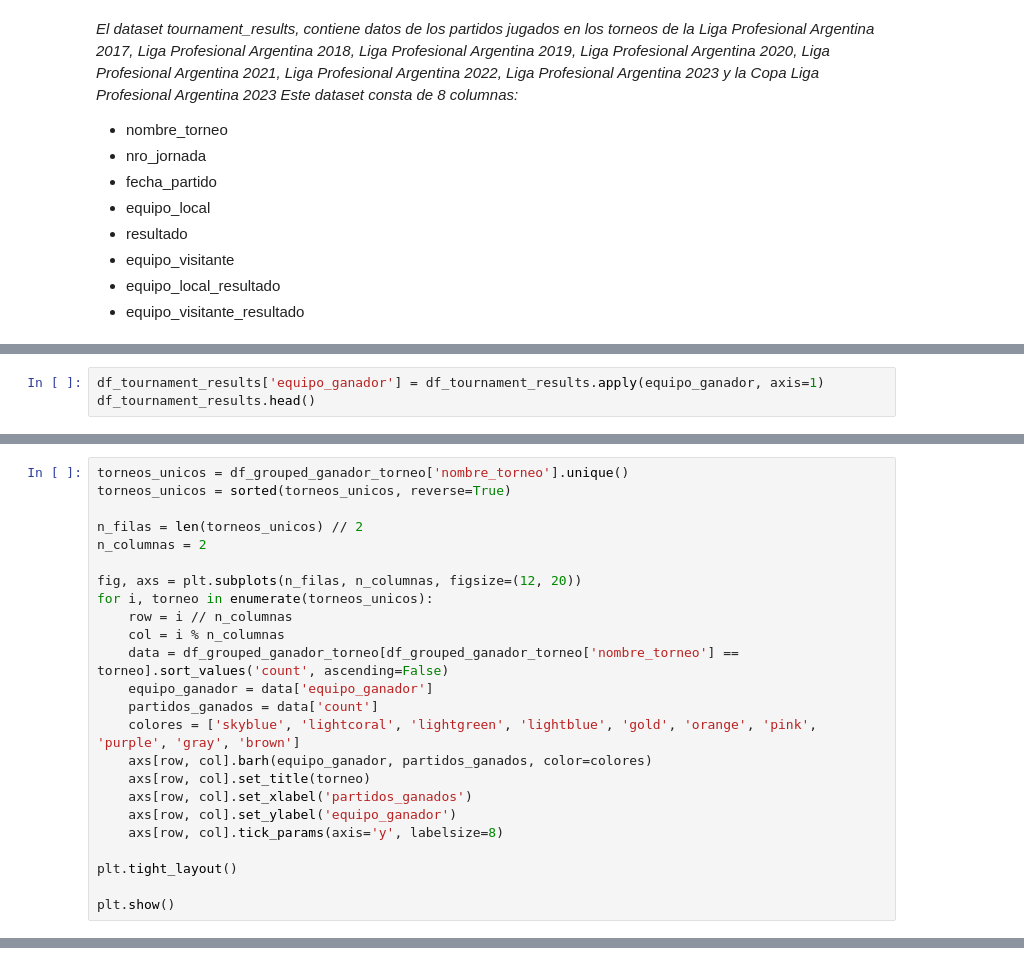
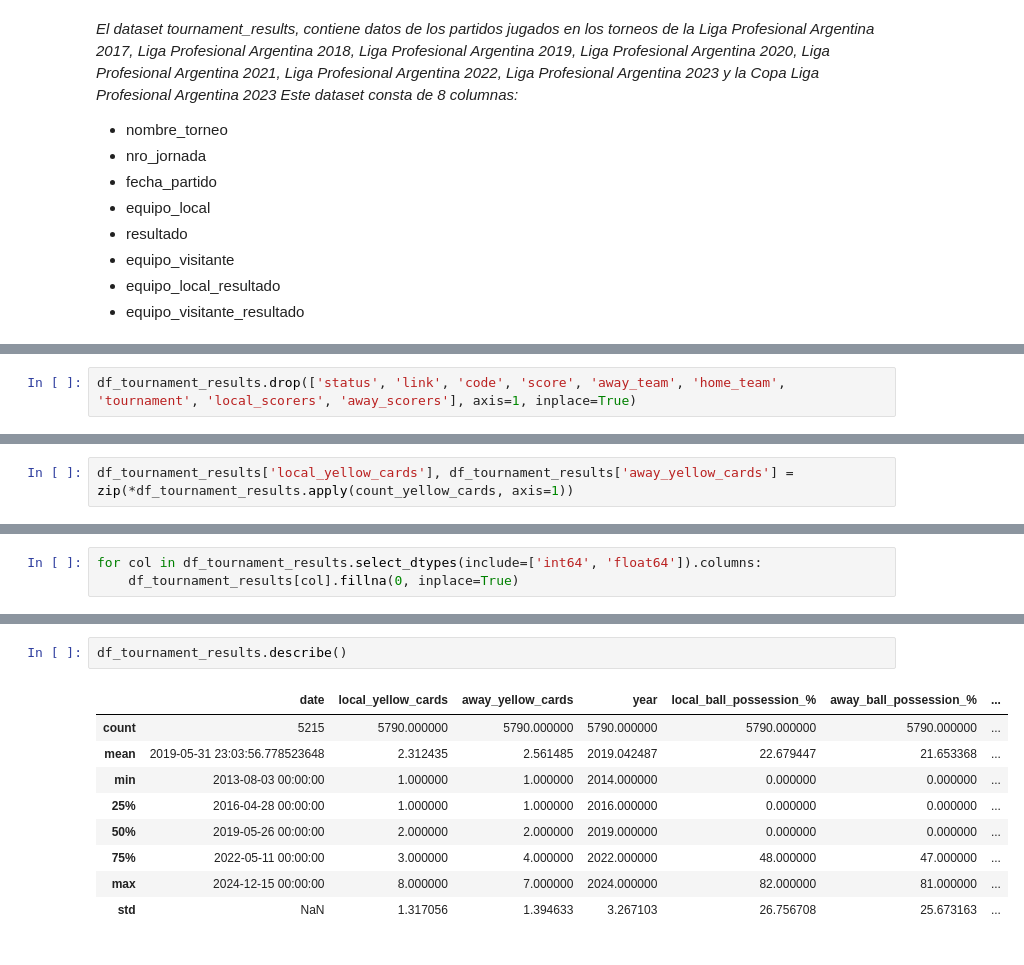
Before and after one commit to matiasfeliu92/torneos_primera_division_arg, a Jupyter notebook: Torneos_Primera_Division_tournament_results.ipynb, the cells around one changed output, grey strips where cells are left out. Cells and saved outputs as stored; diff of their text form.

```diff
--- a/Torneos_Primera_Division_tournament_results.ipynb
+++ b/Torneos_Primera_Division_tournament_results.ipynb
@@ -86,3 +119,5 @@ df_tournament_results[columns_to_convert] = df_tournament_results[columns_to_con
+# %%
+df_tournament_results.drop(['status', 'link', 'code', 'score', 'away_team', 'home_team', 'tournament', 'local_scorers', 'away_scorers'], axis=1, inplace=True)
 # %%
 df_tournament_results.info()
 # %% [output]
@@ -117,3 +157,2 @@ def equipo_ganador(row):
 # %%
-df_tournament_results['equipo_ganador'] = df_tournament_results.apply(equipo_ganador, axis=1)
-df_tournament_results.head()
+df_tournament_results['local_yellow_cards'], df_tournament_results['away_yellow_cards'] = zip(*df_tournament_results.apply(count_yellow_cards, axis=1))
@@ -146,24 +158,0 @@ df_grouped_ganador_torneo
-# %%
-torneos_unicos = df_grouped_ganador_torneo['nombre_torneo'].unique()
-torneos_unicos = sorted(torneos_unicos, reverse=True)
-
-n_filas = len(torneos_unicos) // 2
-n_columnas = 2
-
-fig, axs = plt.subplots(n_filas, n_columnas, figsize=(12, 20))
-for i, torneo in enumerate(torneos_unicos):
-    row = i // n_columnas
-    col = i % n_columnas
-    data = df_grouped_ganador_torneo[df_grouped_ganador_torneo['nombre_torneo'] == torneo].sort_values('count', ascending=False)
-    equipo_ganador = data['equipo_ganador']
-    partidos_ganados = data['count']
-    colores = ['skyblue', 'lightcoral', 'lightgreen', 'lightblue', 'gold', 'orange', 'pink', 'purple', 'gray', 'brown']
-    axs[row, col].barh(equipo_ganador, partidos_ganados, color=colores)
-    axs[row, col].set_title(torneo)
-    axs[row, col].set_xlabel('partidos_ganados')
-    axs[row, col].set_ylabel('equipo_ganador')
-    axs[row, col].tick_params(axis='y', labelsize=8)
-
-plt.tight_layout()
-
-plt.show()
@@ -171,0 +205,3 @@ plt.show()
+# %%
+for col in df_tournament_results.select_dtypes(include=['int64', 'float64']).columns:
+    df_tournament_results[col].fillna(0, inplace=True)
@@ -171,0 +264,12 @@ plt.show()
+# %%
+df_tournament_results.describe()
+# %% [output]
+|  | date | local_yellow_cards | away_yellow_cards | year | local_ball_possession_% | away_ball_possession_% | ... |
+| count | 5215 | 5790.000000 | 5790.000000 | 5790.000000 | 5790.000000 | 5790.000000 | ... |
+| mean | 2019-05-31 23:03:56.778523648 | 2.312435 | 2.561485 | 2019.042487 | 22.679447 | 21.653368 | ... |
+| min | 2013-08-03 00:00:00 | 1.000000 | 1.000000 | 2014.000000 | 0.000000 | 0.000000 | ... |
+| 25% | 2016-04-28 00:00:00 | 1.000000 | 1.000000 | 2016.000000 | 0.000000 | 0.000000 | ... |
+| 50% | 2019-05-26 00:00:00 | 2.000000 | 2.000000 | 2019.000000 | 0.000000 | 0.000000 | ... |
+| 75% | 2022-05-11 00:00:00 | 3.000000 | 4.000000 | 2022.000000 | 48.000000 | 47.000000 | ... |
+| max | 2024-12-15 00:00:00 | 8.000000 | 7.000000 | 2024.000000 | 82.000000 | 81.000000 | ... |
+| std | NaN | 1.317056 | 1.394633 | 3.267103 | 26.756708 | 25.673163 | ... |
```
Also changed, not shown: parts of 29 cells of this notebook.
